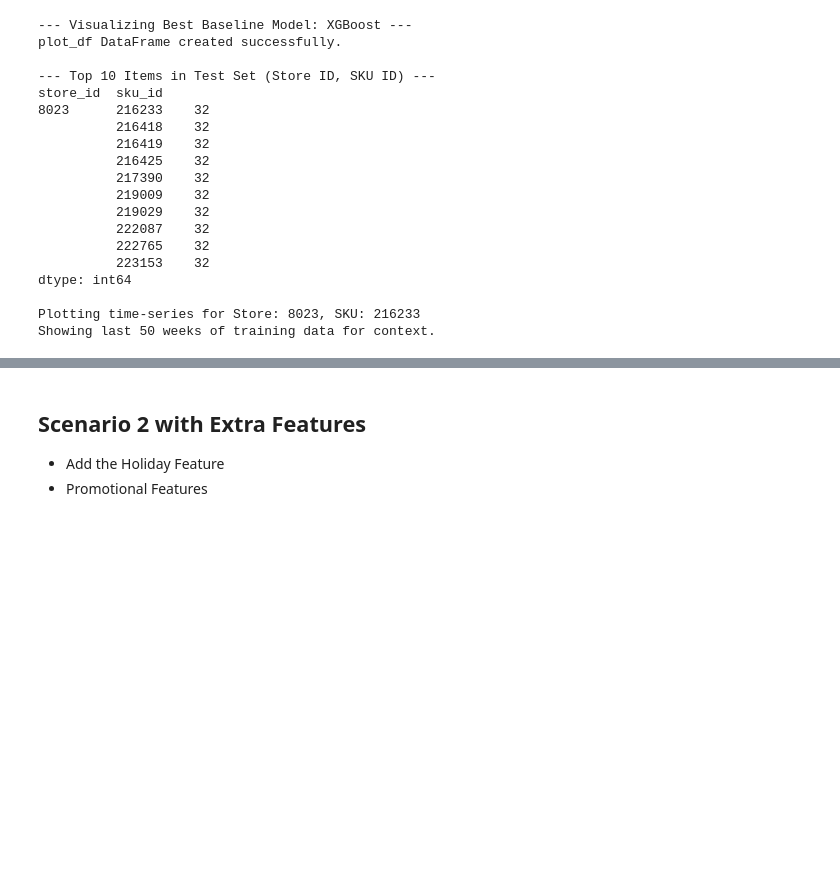
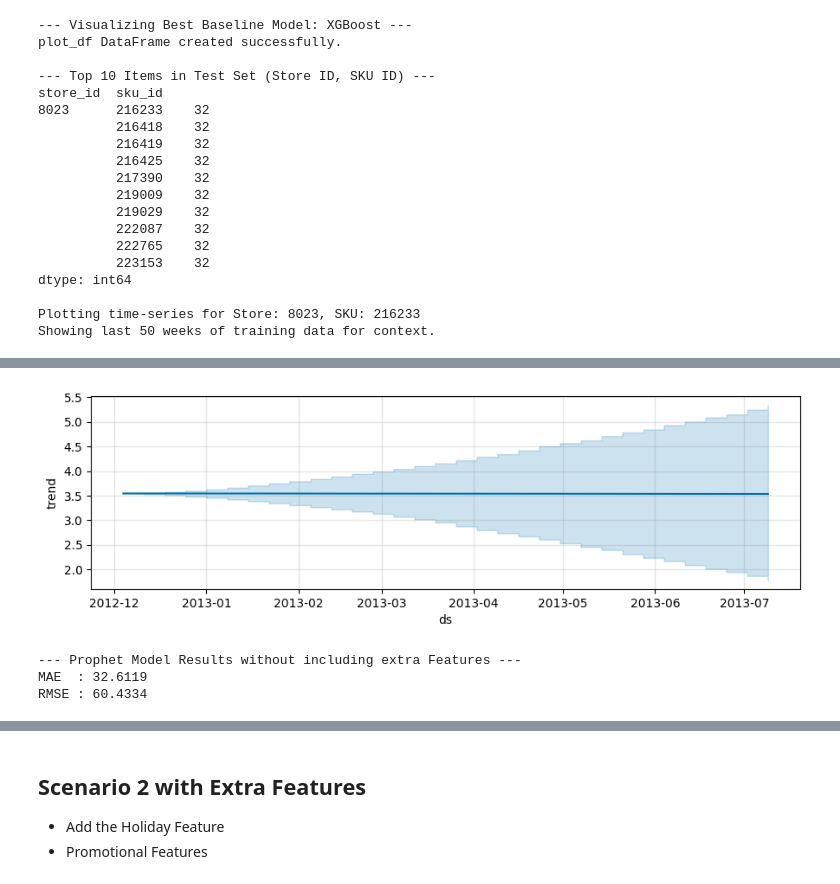
Before and after one commit to ramdular-lab/Demand-Forecasting---braxton-data, a Jupyter notebook: Demand Forecasting.ipynb, the cells around one changed output, grey strips where cells are left out. Saved outputs shown, nothing was run; the diff lists cells and outputs as text; code cells hidden in the pictures; blank space fills up the shorter version.

```diff
--- a/Demand Forecasting.ipynb
+++ b/Demand Forecasting.ipynb
@@ -627,0 +711,5 @@ else:
+# %%
+# Python
+fig2 = prophet_model.plot_components(forecast)
+# %% [output]
+[figure, added]
@@ -627,0 +721,16 @@ else:
+# %%
+# 5. Evaluate Prophet Performance ========================
+# ============================================================
+
+from sklearn.metrics import mean_absolute_error, mean_squared_error
+
+mae = mean_absolute_error(prophet_forecast['actual_sales'], prophet_forecast['predicted_sales'])
+rmse = np.sqrt(mean_squared_error(prophet_forecast['actual_sales'], prophet_forecast['predicted_sales']))
+
+print("\n--- Prophet Model Results without including extra Features ---")
+print(f"MAE  : {mae:.4f}")
+print(f"RMSE : {rmse:.4f}")
+# %% [output]
+--- Prophet Model Results without including extra Features ---
+MAE  : 32.6119
+RMSE : 60.4334
```
Also changed, not shown: parts of 29 cells of this notebook, 7 other files.
